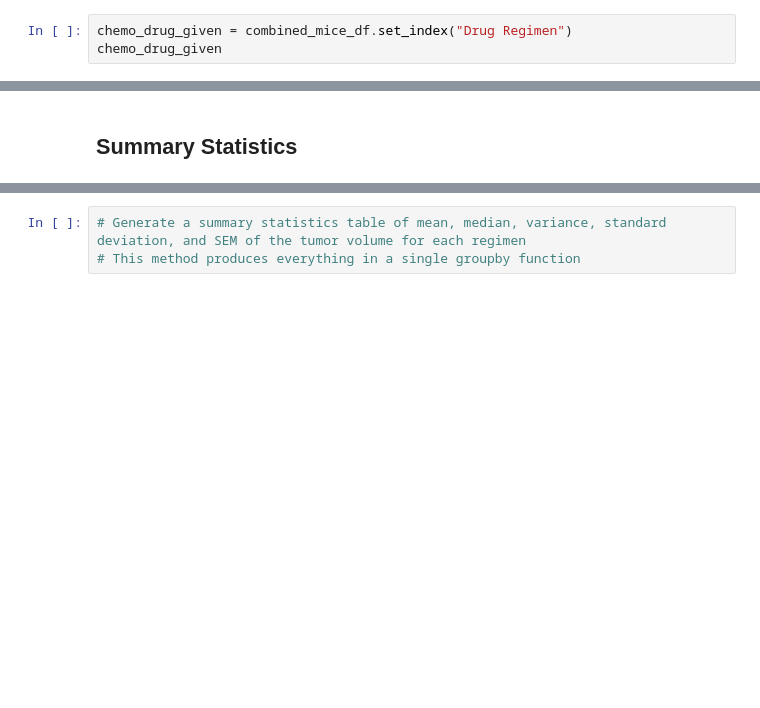
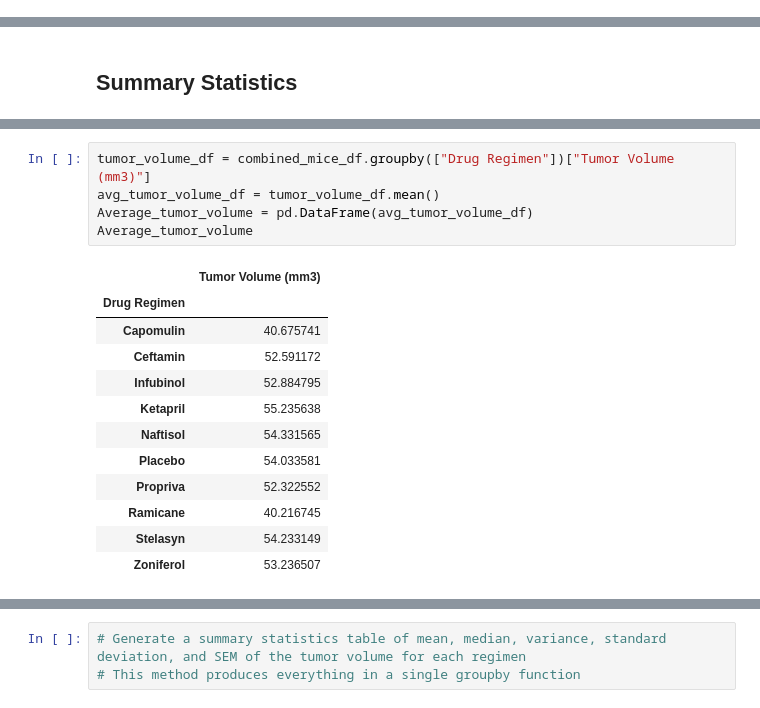
Before and after one commit to kvereda/Matplotlib-challenge, a Jupyter notebook: pymaceuticals_starter.ipynb, the cells around one changed output, grey strips where cells are left out. Drawn from its saved outputs; the diff is of its cells as text; blank space fills up the shorter version.

```diff
--- a/pymaceuticals_starter.ipynb
+++ b/pymaceuticals_starter.ipynb
@@ -104,3 +109,0 @@ Name: Drug Regimen, Length: 1892, dtype: int64
-# %%
-chemo_drug_given = combined_mice_df.set_index("Drug Regimen")
-chemo_drug_given
@@ -181,0 +115,18 @@ chemo_drug_given.describe(include="all")
+# %%
+tumor_volume_df = combined_mice_df.groupby(["Drug Regimen"])["Tumor Volume (mm3)"]
+avg_tumor_volume_df = tumor_volume_df.mean()
+Average_tumor_volume = pd.DataFrame(avg_tumor_volume_df)
+Average_tumor_volume
+# %% [output]
+|  | Tumor Volume (mm3) |
+| Drug Regimen |  |
+| Capomulin | 40.675741 |
+| Ceftamin | 52.591172 |
+| Infubinol | 52.884795 |
+| Ketapril | 55.235638 |
+| Naftisol | 54.331565 |
+| Placebo | 54.033581 |
+| Propriva | 52.322552 |
+| Ramicane | 40.216745 |
+| Stelasyn | 54.233149 |
+| Zoniferol | 53.236507 |
```
Also changed, not shown: parts of 26 cells of this notebook.
